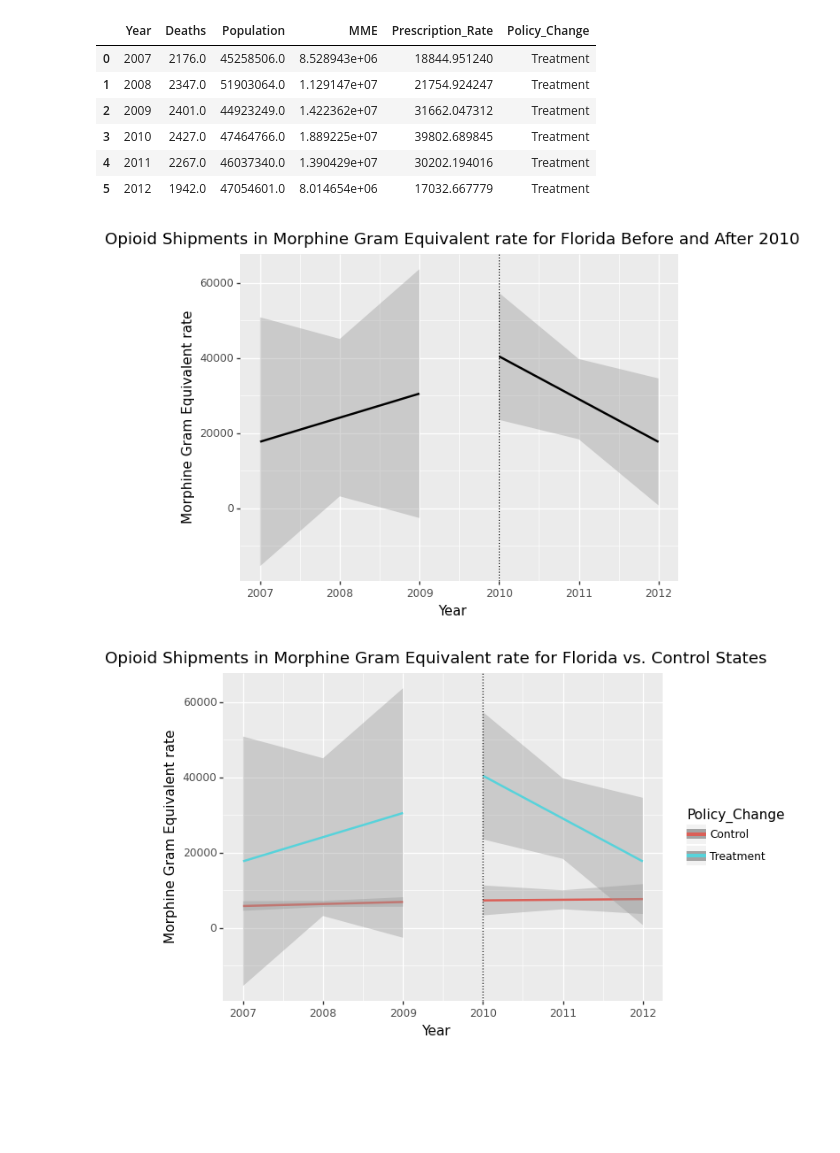
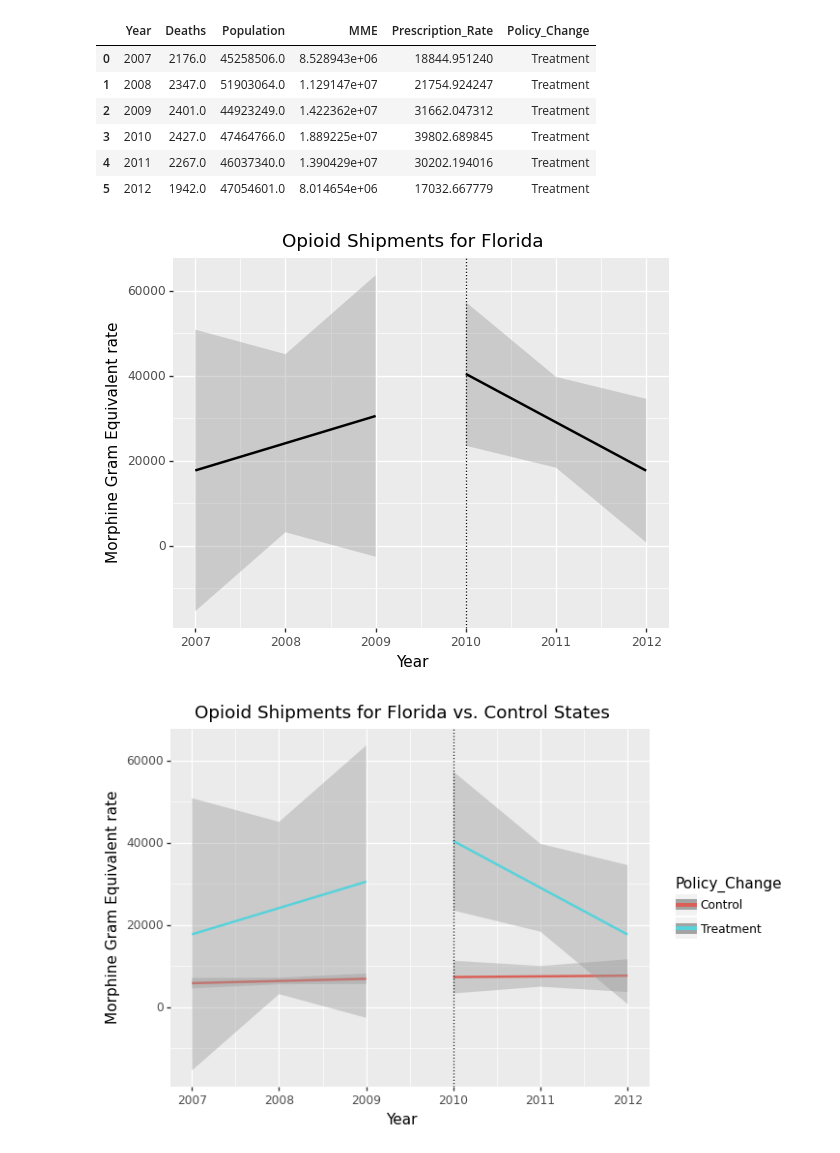
Before and after one commit to MIDS-at-Duke/pds-2022-turquoise-team, a Jupyter notebook: 10_code/combine_prescription_population_florida_07_12.ipynb, the cells around one changed output. Saved outputs shown, nothing was run; the diff lists cells and outputs as text; code cells hidden in the pictures; blank space fills up the shorter version.

```diff
--- a/10_code/combine_prescription_population_florida_07_12.ipynb
+++ b/10_code/combine_prescription_population_florida_07_12.ipynb
@@ -265,26 +265,27 @@ fl_postpol_treatment = groupedby_df_only_florida[(groupedby_df_only_florida['Yea
 # %%
 prepos = (
     pre_post_fl(fl_prepol_treatment, fl_postpol_treatment, "Year", "Prescription_Rate", 2010)
     + labs(
-        title="Opioid Shipments in Morphine Gram Equivalent rate for Florida Before and After 2010"
+        title="Opioid Shipments for Florida"
     )
     + ylab("Morphine Gram Equivalent rate")
 )
 
 print(prepos)
 # %% [output]
-[figure, old version]
+[figure, new version]
 # %%
 diff = (
     diffIndiff_fl(
         fl_prepol_control, fl_postpol_control, fl_prepol_treatment, fl_postpol_treatment, "Year", "Prescription_Rate", 2010
     )
     + labs(
-        title="Opioid Shipments in Morphine Gram Equivalent rate for Florida vs. Control States",
+        title="Opioid Shipments for Florida vs. Control States",
         color="Policy_Change",
     )
     + ylab("Morphine Gram Equivalent rate")
+    + theme(legend_position="right")
 )
 print(diff)
 # %% [output]
-[figure, old version]
+[figure, new version]
```
Also changed, not shown: parts of 1 cell of this notebook, 5 other files.
